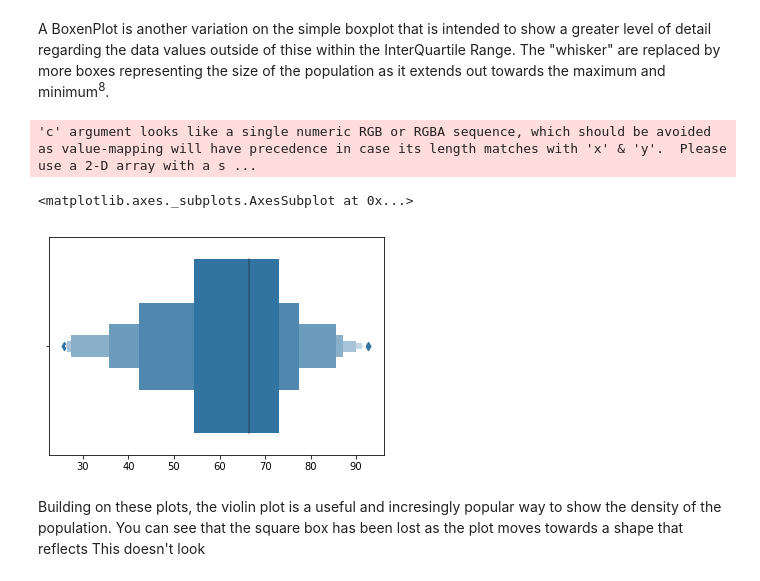
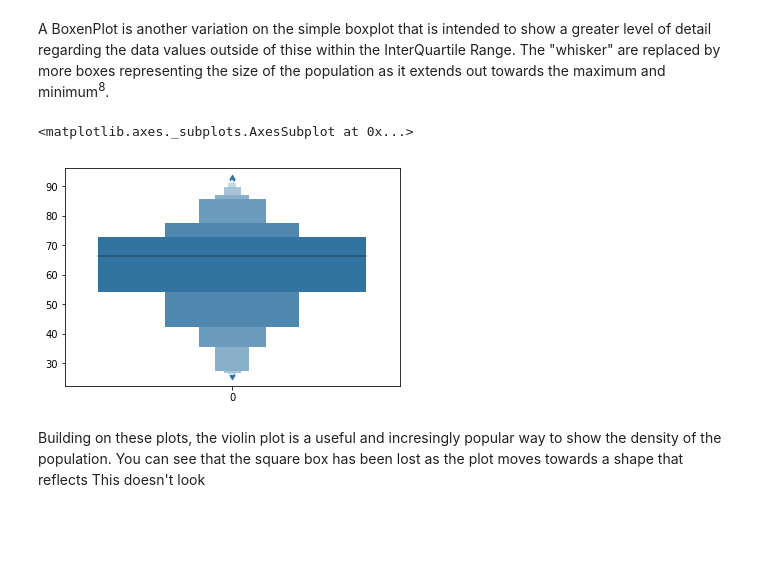
Before and after one commit to eimearbutler7/FundamentalsDA_Project, a Jupyter notebook: FundamentalsDA_Project.ipynb, the cells around one changed output. Drawn from its saved outputs; the diff is of its cells as text; code cells hidden in the pictures; blank space fills up the shorter version.

```diff
--- a/FundamentalsDA_Project.ipynb
+++ b/FundamentalsDA_Project.ipynb
@@ -230,11 +272,10 @@ sns.swarmplot(data=vaccines, color=".25") #again I wish to have a swarmplot over
 # %% [markdown]
 A BoxenPlot is another variation on the simple boxplot that is intended to show a greater level of detail regarding the data values outside of thise within the InterQuartile Range. The "whisker" are replaced by more boxes representing the size of the population as it extends out towards the maximum and minimum<sup>8</sup>.
 # %%
-sns.boxenplot(c_array) #create boxen plot using Indian vaccine coverage data #source: https://seaborn.pydata.org/generated/seaborn.boxenplot.html
+sns.boxenplot(data=c_array) #create boxen plot using Indian vaccine coverage data #source: https://seaborn.pydata.org/generated/seaborn.boxenplot.html
 # %% [output]
-'c' argument looks like a single numeric RGB or RGBA sequence, which should be avoided as value-mapping will have precedence in case its length matches with 'x' & 'y'.  Please use a 2-D array with a s ...
+<matplotlib.axes._subplots.AxesSubplot at 0x...>
-<matplotlib.axes._subplots.AxesSubplot at 0x...>
-[figure, old version]
+[figure, new version]
 # %% [markdown]
 Building on these plots, the violin plot is a useful and incresingly popular way to show the density of the population. You can see that the square box has been lost as the plot moves towards a shape that reflects This doesn't look
 # %%
```
Also changed, not shown: parts of 13 cells of this notebook.
